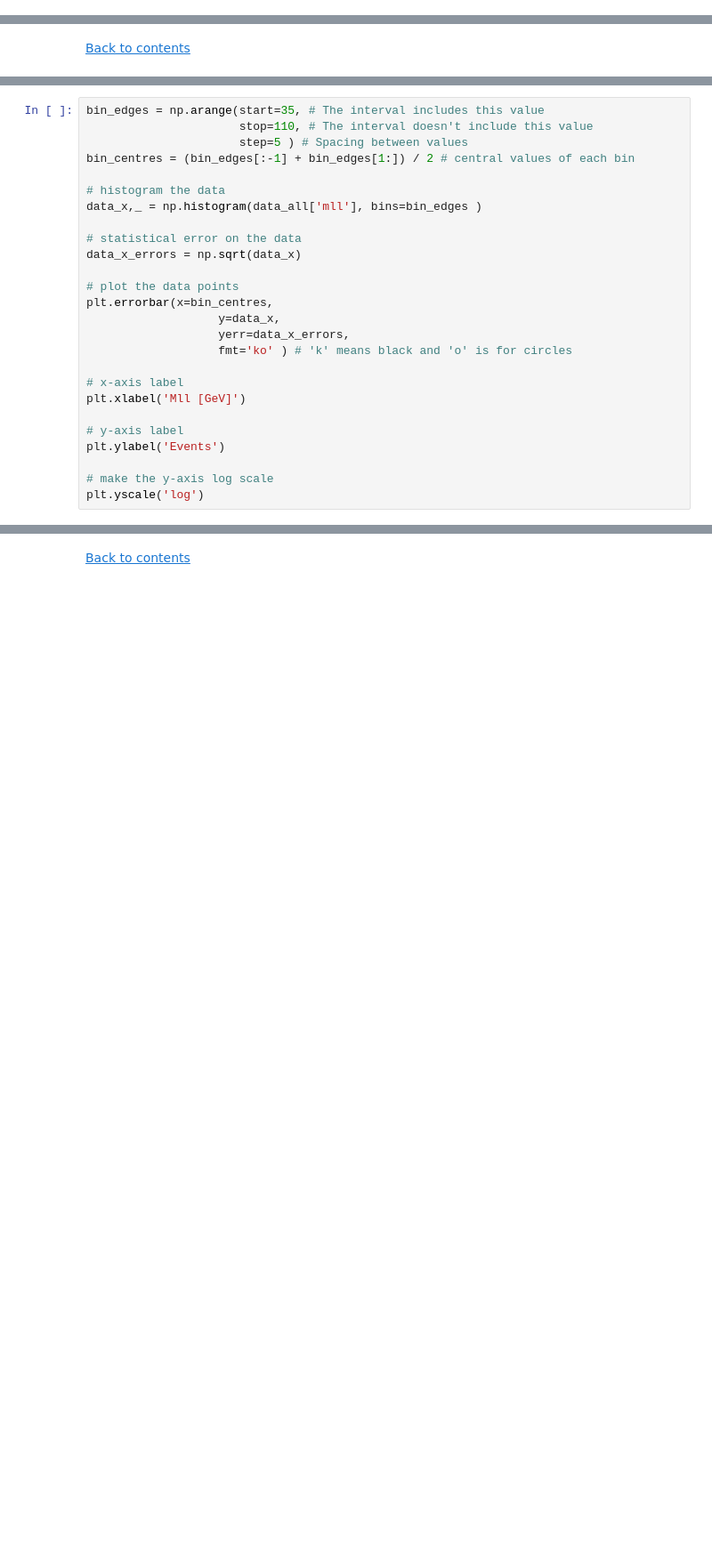
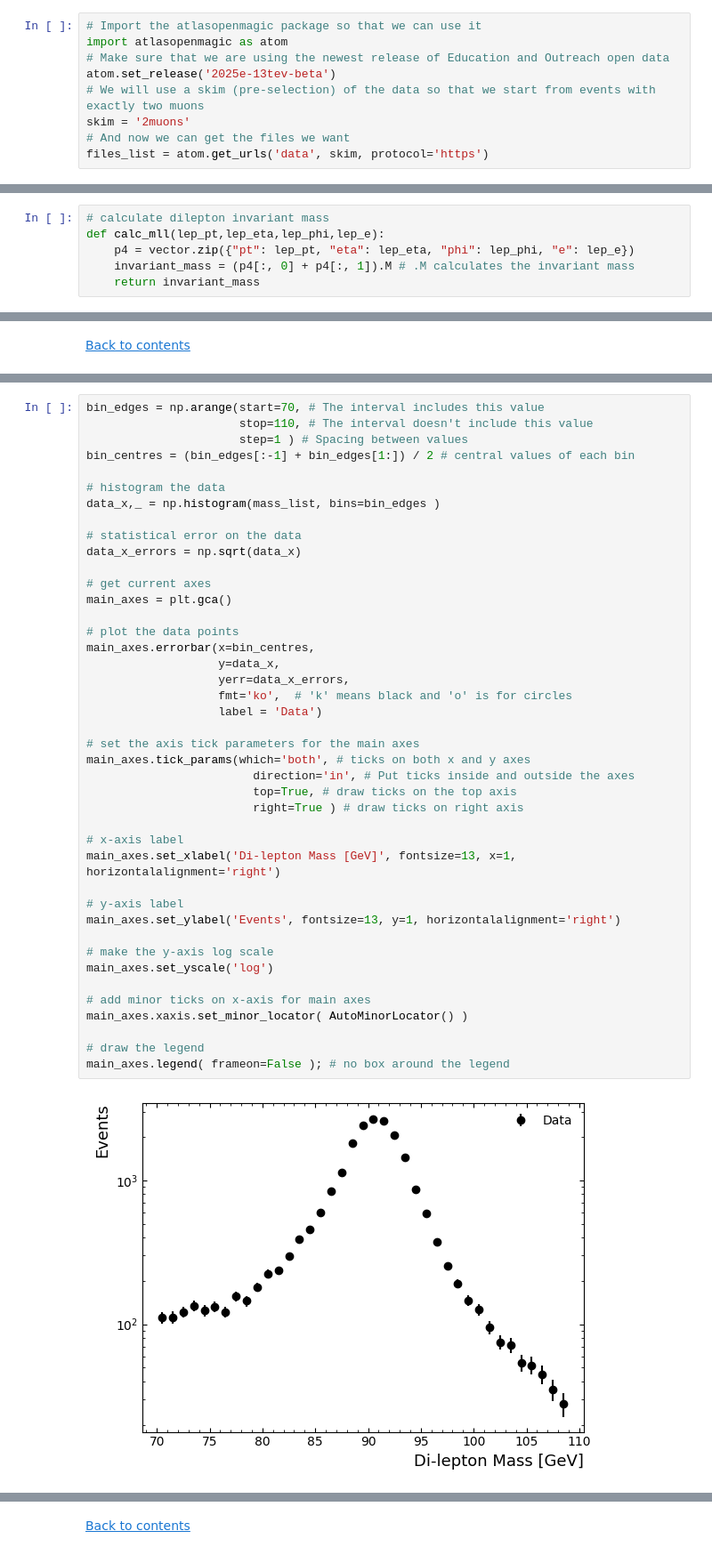
Before and after one commit to atlas-outreach-data-tools/notebooks-collection-opendata, a Jupyter notebook: 13-TeV-examples/uproot_python/Find_the_Z.ipynb, the cells around one changed output, grey strips where cells are left out. Shown at 89% size. Cells and saved outputs as stored; diff of their text form; blank space fills up the shorter version.

```diff
--- a/13-TeV-examples/uproot_python/Find_the_Z.ipynb
+++ b/13-TeV-examples/uproot_python/Find_the_Z.ipynb
@@ -113,0 +90,9 @@ urllib.request.urlretrieve(url, filename)
+# %%
+# Import the atlasopenmagic package so that we can use it
+import atlasopenmagic as atom
+# Make sure that we are using the newest release of Education and Outreach open data
+atom.set_release('2025e-13tev-beta')
+# We will use a skim (pre-selection) of the data so that we start from events with exactly two muons
+skim = '2muons'
+# And now we can get the files we want
+files_list = atom.get_urls('data', skim, protocol='https')
@@ -170,3 +138,9 @@ def calc_mll(lep_pt,lep_eta,lep_phi,lep_E): # lepton pt,eta,phi,energy
+# %%
+# calculate dilepton invariant mass
+def calc_mll(lep_pt,lep_eta,lep_phi,lep_e):
+    p4 = vector.zip({"pt": lep_pt, "eta": lep_eta, "phi": lep_phi, "e": lep_e})
+    invariant_mass = (p4[:, 0] + p4[:, 1]).M # .M calculates the invariant mass
+    return invariant_mass
 # %% [markdown]
 ## Can we process the data yet?!
 # %%
@@ -191,29 +172,47 @@ for data in tree.iterate(['lep_pt','lep_eta','lep_phi','lep_E'],
 # %%
-bin_edges = np.arange(start=35, # The interval includes this value
+bin_edges = np.arange(start=70, # The interval includes this value
                       stop=110, # The interval doesn't include this value
-                      step=5 ) # Spacing between values
+                      step=1 ) # Spacing between values
 bin_centres = (bin_edges[:-1] + bin_edges[1:]) / 2 # central values of each bin
 
 # histogram the data
-data_x,_ = np.histogram(data_all['mll'], bins=bin_edges )
+data_x,_ = np.histogram(mass_list, bins=bin_edges )
 
 # statistical error on the data
 data_x_errors = np.sqrt(data_x)
 
+# get current axes
+main_axes = plt.gca()
+
 # plot the data points
-plt.errorbar(x=bin_centres,
+main_axes.errorbar(x=bin_centres,
                    y=data_x,
                    yerr=data_x_errors,
-                   fmt='ko' ) # 'k' means black and 'o' is for circles
+                   fmt='ko',  # 'k' means black and 'o' is for circles
+                   label = 'Data')
+
+# set the axis tick parameters for the main axes
+main_axes.tick_params(which='both', # ticks on both x and y axes
+                        direction='in', # Put ticks inside and outside the axes
+                        top=True, # draw ticks on the top axis
+                        right=True ) # draw ticks on right axis
 
 # x-axis label
-plt.xlabel('Mll [GeV]')
+main_axes.set_xlabel('Di-lepton Mass [GeV]', fontsize=13, x=1, horizontalalignment='right')
 
 # y-axis label
-plt.ylabel('Events')
+main_axes.set_ylabel('Events', fontsize=13, y=1, horizontalalignment='right')
 
 # make the y-axis log scale
-plt.yscale('log')
+main_axes.set_yscale('log')
+
+# add minor ticks on x-axis for main axes
+main_axes.xaxis.set_minor_locator( AutoMinorLocator() )
+
+# draw the legend
+main_axes.legend( frameon=False ); # no box around the legend
+# %% [output]
+[figure, added]
 # %% [markdown]
 Compare this with "Total Cross Section" as a function of "Center of Mass Energy".
 
```
Also changed, not shown: parts of 23 cells of this notebook.
